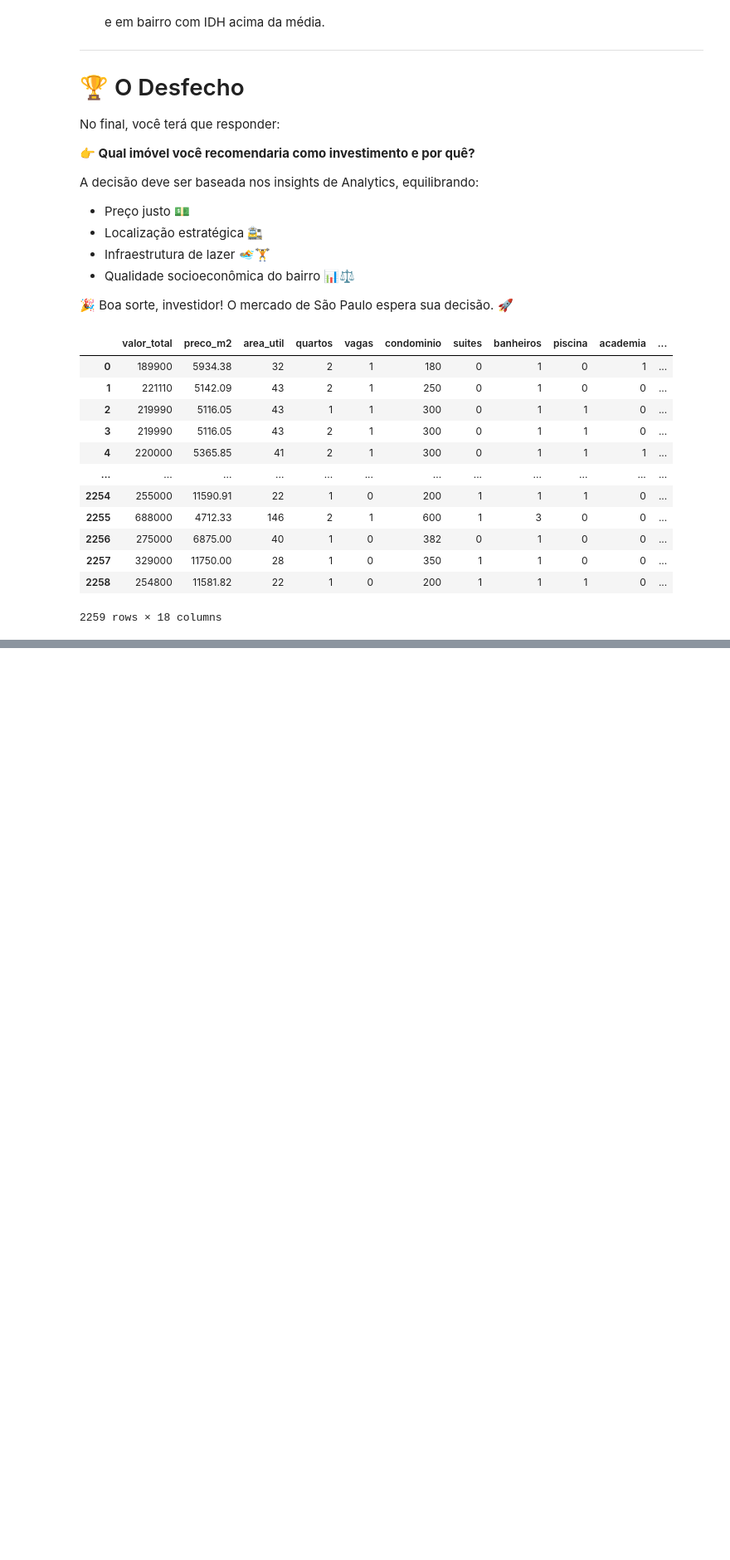
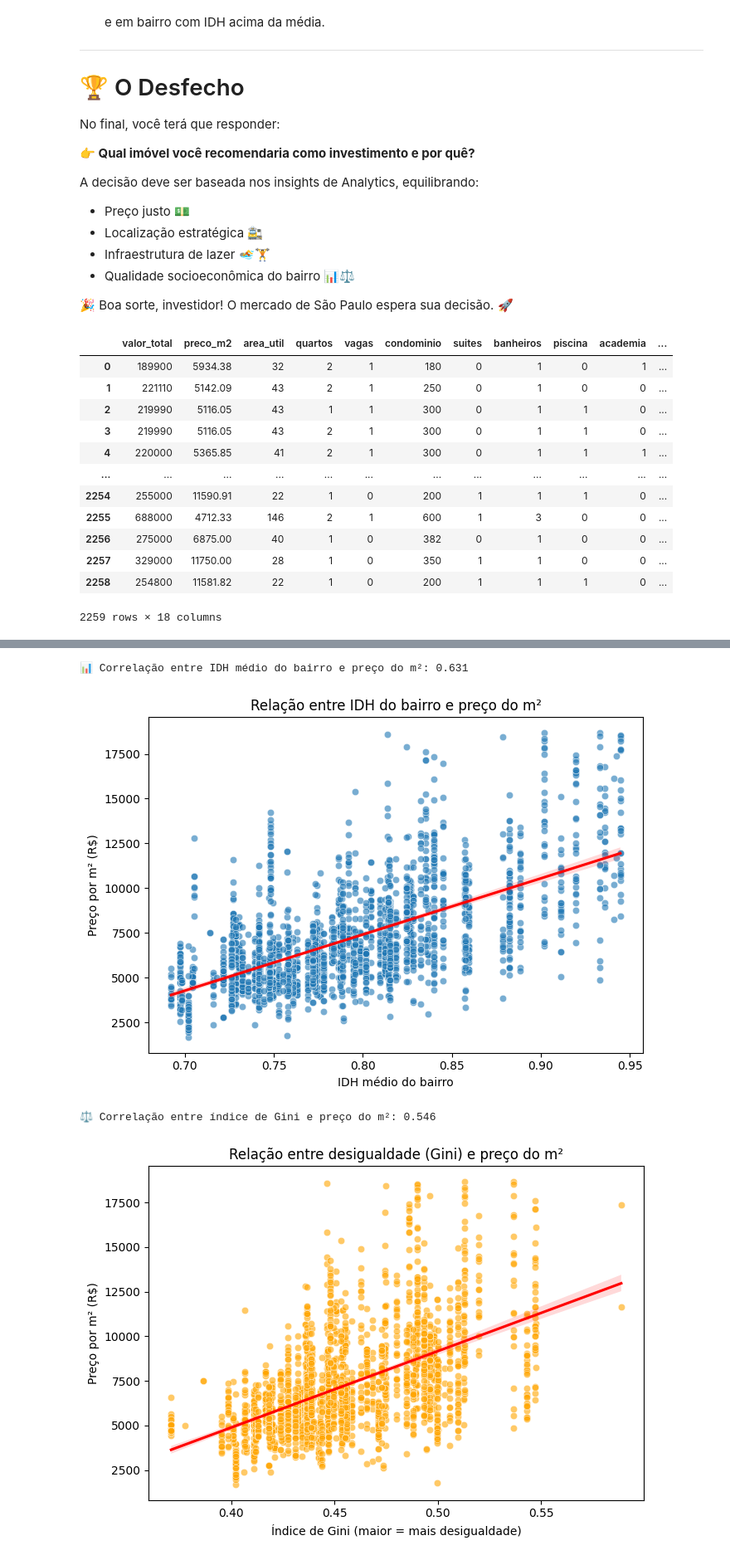
Before and after one commit to daniel-usp/MBA-BIA-USP, a Jupyter notebook: analytics_imóveis_sp_usp.ipynb, the cells around one changed output, grey strips where cells are left out. Shown at 83% size. Cells and saved outputs as stored; diff of their text form; code cells hidden in the pictures; blank space fills up the shorter version.

```diff
--- a/analytics_imóveis_sp_usp.ipynb
+++ b/analytics_imóveis_sp_usp.ipynb
@@ -123,0 +402,54 @@ tabela
+# %%
+import pandas as pd
+import matplotlib.pyplot as plt
+import seaborn as sns
+
+# --- 1. Relação entre IDH e preço do m² ---
+correlacao_idh = df["media_idh"].corr(df["preco_m2"])
+print(f"📊 Correlação entre IDH médio do bairro e preço do m²: {correlacao_idh:.3f}")
+
+plt.figure(figsize=(7,5))
+sns.scatterplot(data=df, x="media_idh", y="preco_m2", alpha=0.6)
+sns.regplot(data=df, x="media_idh", y="preco_m2", scatter=False, color="red")
+plt.title("Relação entre IDH do bairro e preço do m²")
+plt.xlabel("IDH médio do bairro")
+plt.ylabel("Preço por m² (R$)")
+plt.tight_layout()
+plt.show()
+
+# --- 2. Relação entre Gini e preço do m² ---
+correlacao_gini = df["media_gini"].corr(df["preco_m2"])
+print(f"⚖️ Correlação entre índice de Gini e preço do m²: {correlacao_gini:.3f}")
+
+plt.figure(figsize=(7,5))
+sns.scatterplot(data=df, x="media_gini", y="preco_m2", alpha=0.6, color="orange")
+sns.regplot(data=df, x="media_gini", y="preco_m2", scatter=False, color="red")
+plt.title("Relação entre desigualdade (Gini) e preço do m²")
+plt.xlabel("Índice de Gini (maior = mais desigualdade)")
+plt.ylabel("Preço por m² (R$)")
+plt.tight_layout()
+plt.show()
+
+# --- 3. Top 5 bairros por renda per capita e posição no preço do m² ---
+top5_renda = (
+    df.groupby("bairro")[["renda_percapita", "preco_m2"]]
+      .mean()
+      .sort_values("renda_percapita", ascending=False)
+      .head(5)
+)
+
+print("\n💵 Top 5 bairros por renda per capita e seus preços médios por m²:")
+print(top5_renda)
+
+# Gráfico de barras para visualização
+top5_renda.plot(kind="bar", secondary_y="preco_m2", figsize=(9,5))
+plt.title("Top 5 bairros por renda per capita e preço médio do m²")
+plt.xlabel("Bairro")
+plt.ylabel("Renda per capita (R$)")
+plt.tight_layout()
+plt.show()
+# %% [output]
+📊 Correlação entre IDH médio do bairro e preço do m²: 0.631
+[figure, added]
+⚖️ Correlação entre índice de Gini e preço do m²: 0.546
+[figure, added]
```
Also changed, not shown: parts of 15 cells of this notebook.
